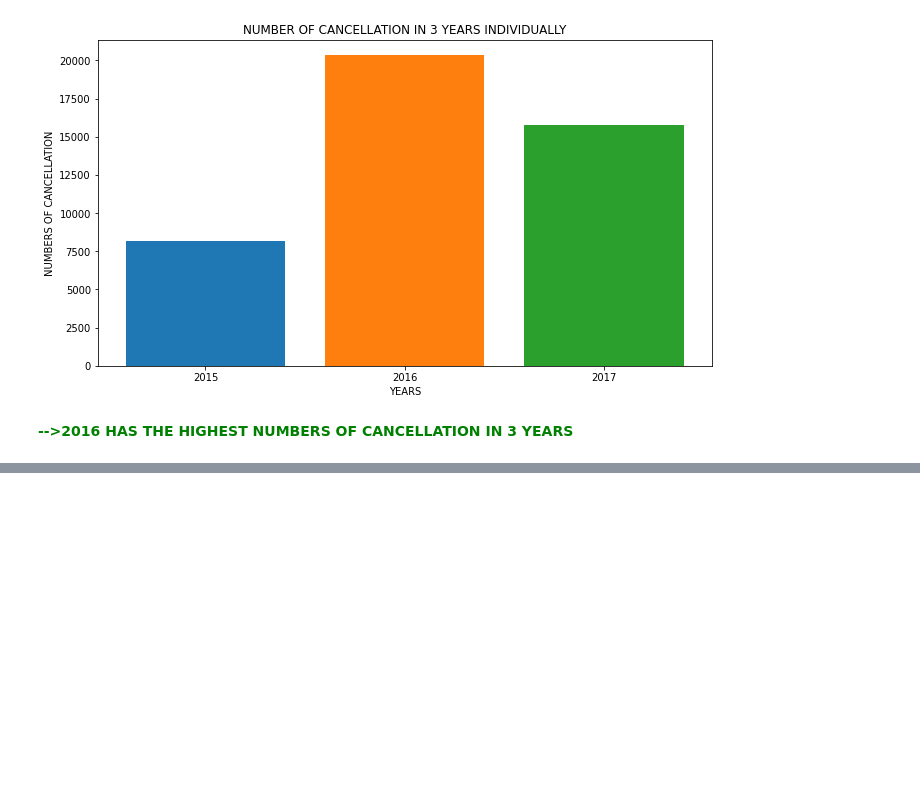
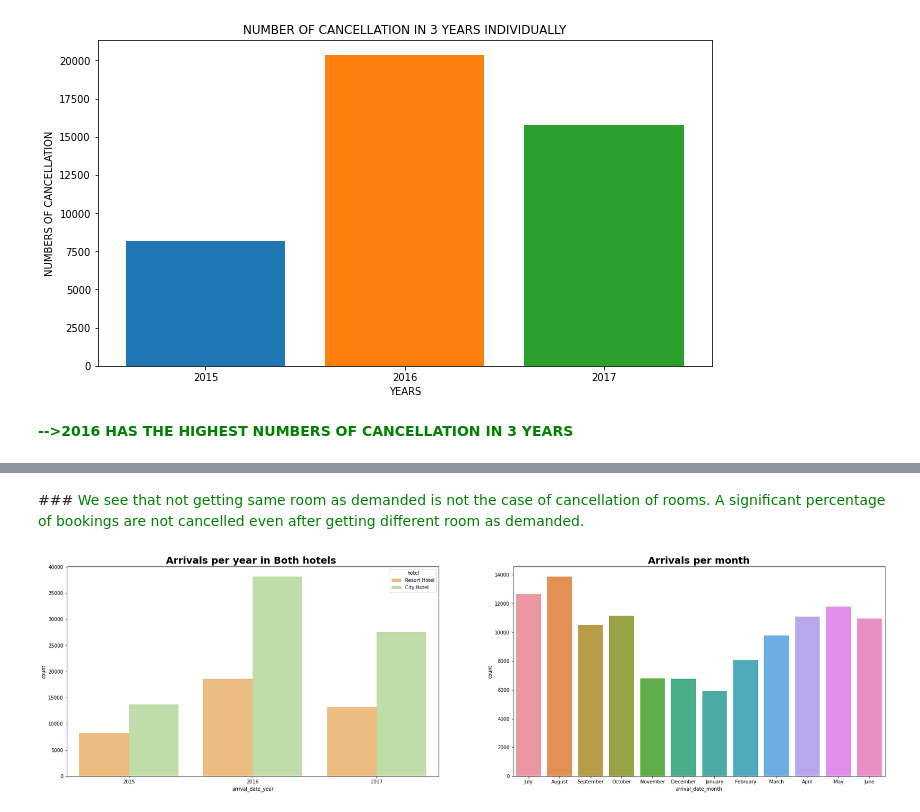
Before and after one commit to shubh4866/HOTEL_BOOKING_ANALYSIS-, a Jupyter notebook: Copy_of_Individual_Final_notebook.ipynb, the cells around one changed output, grey strips where cells are left out. Saved outputs shown, nothing was run; the diff lists cells and outputs as text; code cells hidden in the pictures; blank space fills up the shorter version.

```diff
--- a/Copy_of_Individual_Final_notebook.ipynb
+++ b/Copy_of_Individual_Final_notebook.ipynb
@@ -269,0 +311,16 @@ plt.show()
+# %% [markdown]
+###<font color = Green > We see that not getting same room as demanded is not the case of cancellation of rooms. A significant percentage of bookings are not cancelled even after getting different room as demanded.
+# %%
+#arrivals of customer
+plt.figure(figsize=(15, 8))
+plt.subplot(1, 2, 1)
+sns.countplot(x='arrival_date_year',hue='hotel', data=df,palette='Spectral')
+plt.title("Arrivals per year in Both hotels ",fontweight="bold", size=20)
+plt.subplot(1, 2, 2)
+sns.countplot(data = df, x = 'arrival_date_month')
+plt.title('Arrivals per month',fontweight="bold", size=20)
+plt.subplots_adjust(right=1.7)
+
+plt.show()
+# %% [output]
+[figure, added]
```
Also changed, not shown: parts of 15 cells of this notebook.
